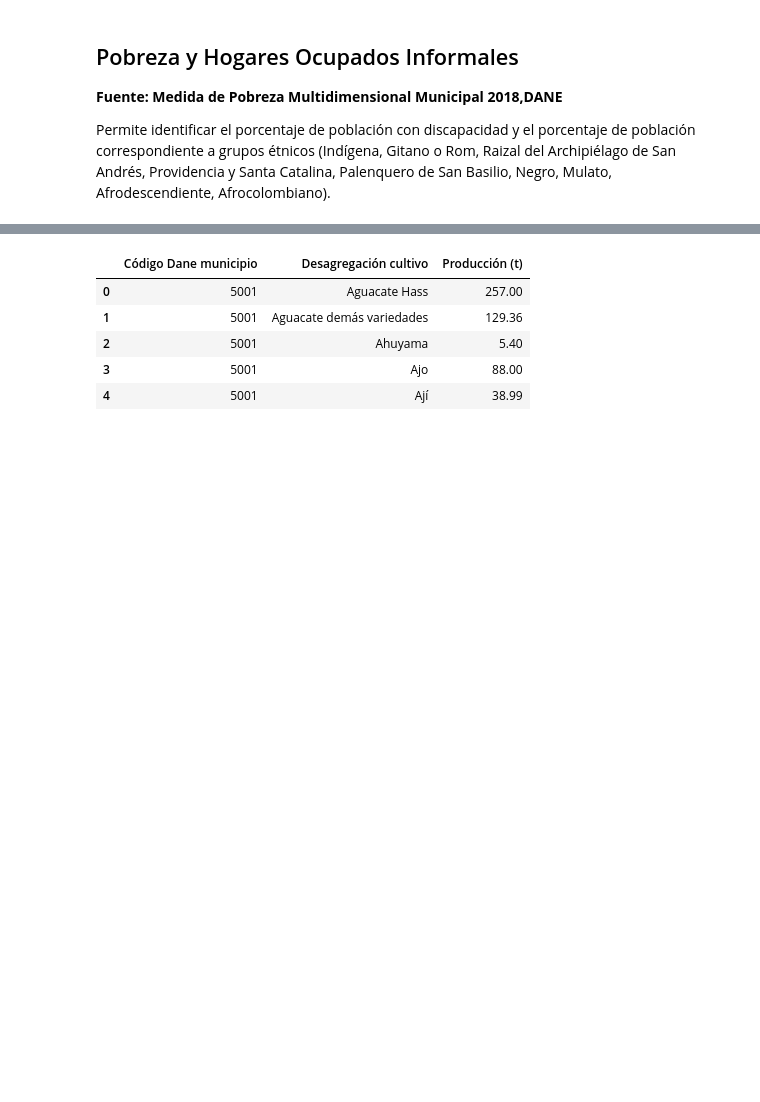
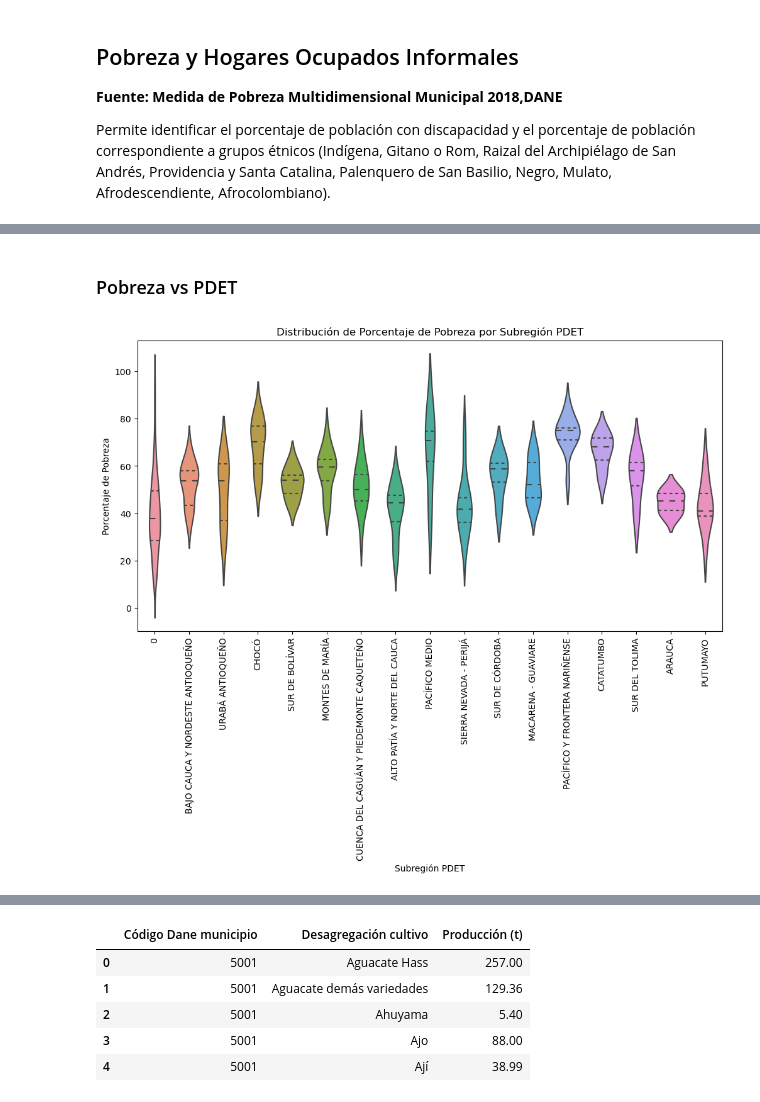
Before and after one commit to maxparra-architecture/inesdi-tfm-grupo6, a Jupyter notebook: EDA.ipynb, the cells around one changed output, grey strips where cells are left out. Cells and saved outputs as stored; diff of their text form; code cells hidden in the pictures; blank space fills up the shorter version.

```diff
--- a/EDA.ipynb
+++ b/EDA.ipynb
@@ -29,0 +106,9 @@ ubicacion_df.head(20)
+# %%
+pdet_zomac_df = pd.read_csv(file_path+'/PDET_y_ZOMAC.txt',sep='|')
+
+#Para efectos de data quality se eliminan las columnas Departamento y Municipio
+pdet_zomac_df.drop(columns=['Departamento','Municipio'], inplace=True)
+
+#Para los municipios que no son PDET se reemplaza NaN por 0
+pdet_zomac_df.fillna(0, inplace=True)
+pdet_zomac_df.head(100)
@@ -94,0 +205,6 @@ ipm_df.head()
+# %%
+merged_full_df = pd.merge(ubicacion_df, pdet_zomac_df, on='Cod. Municipio', how='inner')
+merged_full_df = pd.merge(merged_full_df, proyecciones_poblacion_df, on='Cod. Municipio', how='inner')
+merged_full_df = pd.merge(merged_full_df, datos_censo_df, on='Cod. Municipio', how='inner')
+merged_full_df = pd.merge(merged_full_df, ipm_df, on='Cod. Municipio', how='inner')
+merged_full_df.head()
@@ -94,0 +219,12 @@ ipm_df.head()
+# %% [markdown]
+### Pobreza vs PDET
+# %%
+plt.figure(figsize=(12, 6))
+sns.violinplot(x='Subregión PDET', y='% pobreza municipio', data=merged_full_df, inner='quartile')
+plt.xlabel('Subregión PDET')
+plt.xticks(rotation=90)
+plt.ylabel('Porcentaje de Pobreza')
+plt.title('Distribución de Porcentaje de Pobreza por Subregión PDET')
+plt.show()
+# %% [output]
+[figure, added]
```
Also changed, not shown: parts of 41 cells of this notebook, 5 other files.
